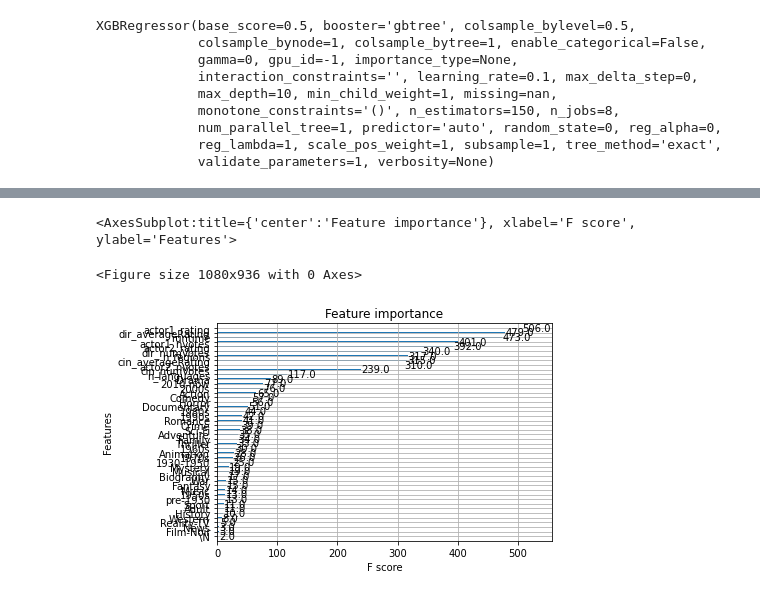
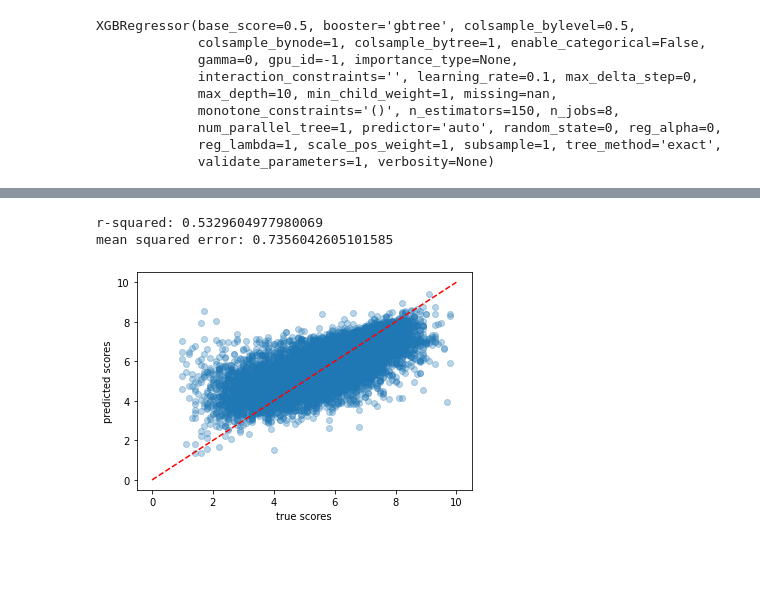
Before and after one commit to wyz33/imdb_ratings_predictor, a Jupyter notebook: imdb_ratings/notebooks/DataExplorationAndModel_v1.ipynb, the cells around one changed output, grey strips where cells are left out. Drawn from its saved outputs; the diff is of its cells as text; code cells hidden in the pictures; blank space fills up the shorter version.

Commit message:
added summary and more plots

```diff
--- a/imdb_ratings/notebooks/DataExplorationAndModel_v1.ipynb
+++ b/imdb_ratings/notebooks/DataExplorationAndModel_v1.ipynb
@@ -512,8 +529,10 @@ XGBRegressor(base_score=0.5, booster='gbtree', colsample_bylevel=0.5,
              num_parallel_tree=1, predictor='auto', random_state=0, reg_alpha=0,
              reg_lambda=1, scale_pos_weight=1, subsample=1, tree_method='exact',
              validate_parameters=1, verbosity=None)
+# %%
+final_model = clf.best_estimator_
 # %%
-clf.best_estimator_.fit(X_train, y_train)
+final_model.fit(X_train, y_train)
 # %% [output]
 XGBRegressor(base_score=0.5, booster='gbtree', colsample_bylevel=0.5,
              colsample_bynode=1, colsample_bytree=1, enable_categorical=False,
@@ -525,4 +544,4 @@ XGBRegressor(base_score=0.5, booster='gbtree', colsample_bylevel=0.5,
              reg_lambda=1, scale_pos_weight=1, subsample=1, tree_method='exact',
              validate_parameters=1, verbosity=None)
 # %%
-y_pred = clf.best_estimator_.predict(X_test)
+y_pred = final_model.predict(X_test)
@@ -564,7 +548,13 @@ feature_importances.sort_values('importance', ascending=False)
-# %%
-fig = plt.figure(figsize=(15,13))
-xgboost.plot_importance(model)
-# %% [output]
-<AxesSubplot:title={'center':'Feature importance'}, xlabel='F score', ylabel='Features'>
-<Figure size 1080x936 with 0 Axes>
-[figure, removed]
+# %%
+print(f'r-squared: {r2_score(y_test, y_pred)}')
+print(f'mean squared error: {mean_squared_error(y_test, y_pred)}')
+# %% [output]
+r-squared: 0.5329604977980069
+mean squared error: 0.7356042605101585
+# %%
+plt.scatter(y_test, y_pred, alpha=0.3)
+plt.plot([0, 10],[0, 10], 'r--')
+plt.xlabel('true scores')
+plt.ylabel('predicted scores');
+# %% [output]
+[figure, added]
```
Also changed, not shown: parts of 12 cells of this notebook, 6 other files.
